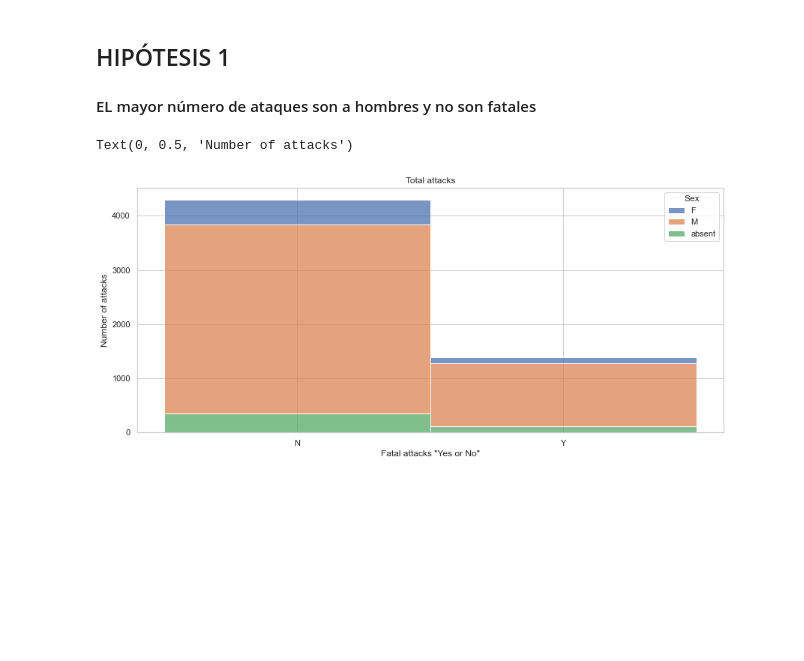
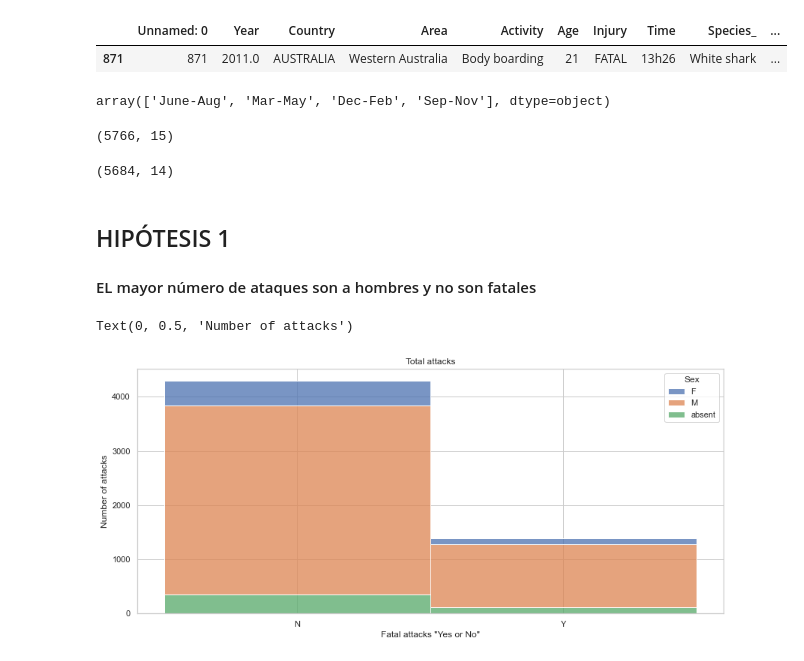
Before and after one commit to jaimecabanyes/Data-cleaning-pandas, a Jupyter notebook: Untitled1.ipynb, the cells around one changed output. Cells and saved outputs as stored; diff of their text form; code cells hidden in the pictures; blank space fills up the shorter version.

```diff
--- a/Untitled1.ipynb
+++ b/Untitled1.ipynb
@@ -28,0 +45,3 @@ Y_N_df.head(1)
+# %%
+por_estación3 = por_estación2.replace({'08','07','06' }, "June-Aug")
+#Reemplazar los meses 05, 04, 03 por la variable Mar-May
@@ -28,0 +57,11 @@ Y_N_df.head(1)
+# %%
+sh_attacks_final.sample(1)
+# %% [output]
+|  | Unnamed: 0 | Year | Country | Area | Activity | Age | Injury | Time | Species_ | ... |
+| 871 | 871 | 2011.0 | AUSTRALIA | Western Australia | Body boarding | 21 | FATAL | 13h26 | White shark | ... |
+# %%
+Tempo_df = sh_attacks_final[sh_attacks_final["Temporadas"] != "absent"]
+Tempo_df["Temporadas"].unique()
+#Crear un datframe nuevo que elimine los absents del dataframe original.
+# %% [output]
+array(['June-Aug', 'Mar-May', 'Dec-Feb', 'Sep-Nov'], dtype=object)
@@ -29,3 +71,11 @@ Y_N_df.head(1)
+# %%
+Tempo_df.shape
+# %% [output]
+(5766, 15)
+# %%
+Y_N_df.shape
+# %% [output]
+(5684, 14)
 # %% [markdown]
 ## HIPÓTESIS 1
 #### EL mayor número de ataques son a hombres y no son fatales
```
Also changed, not shown: parts of 17 cells of this notebook.
